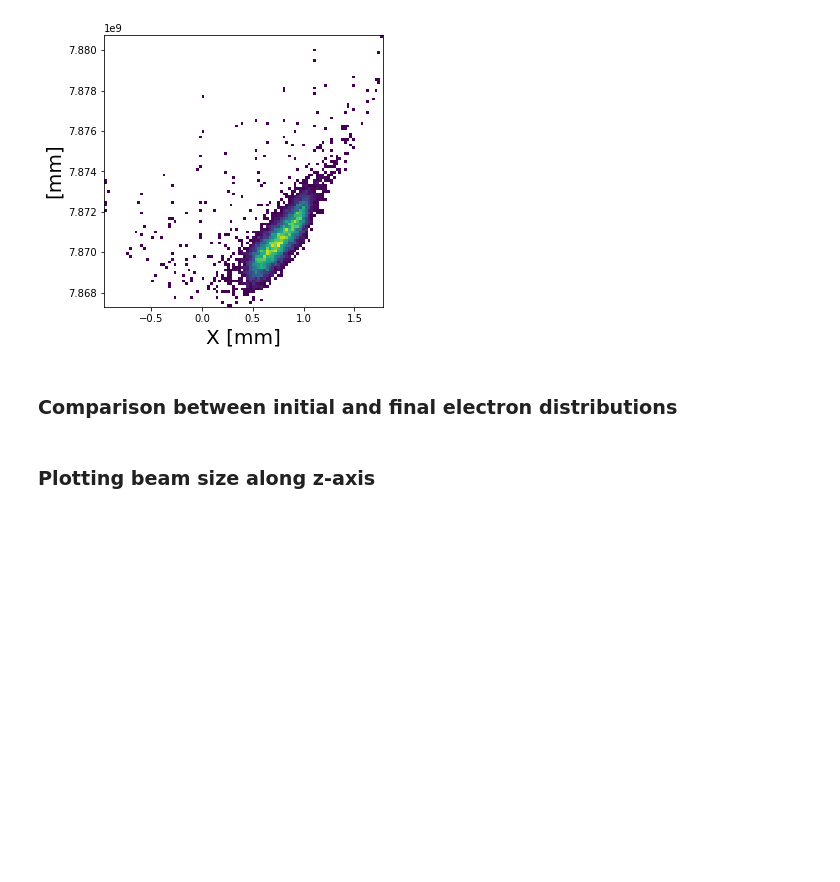
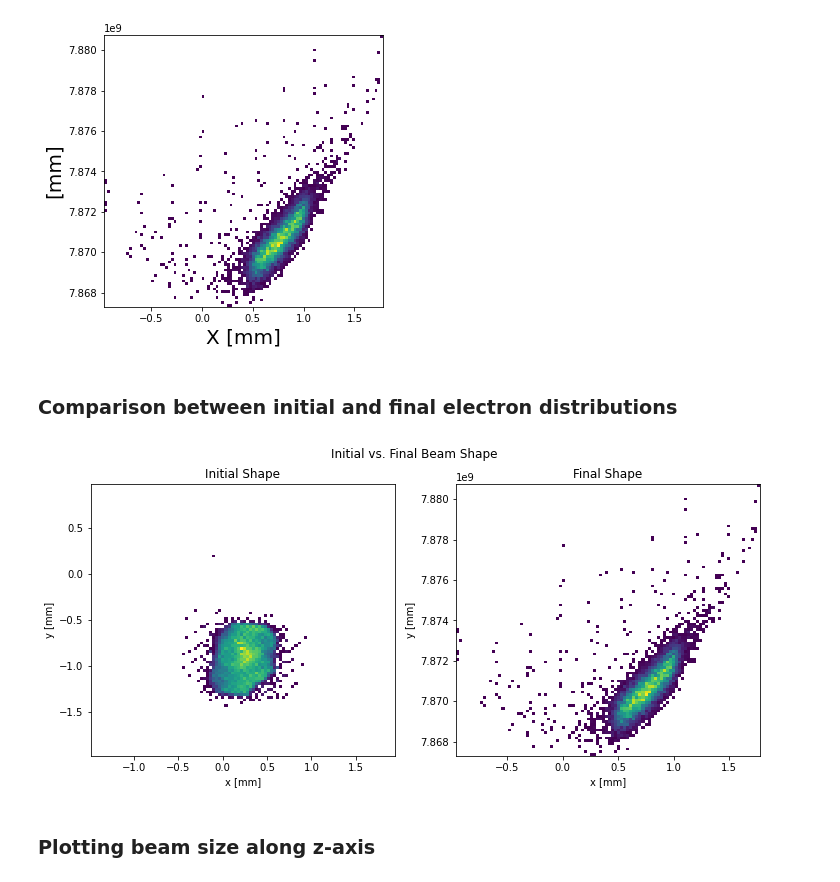
Before and after one commit to slaclab/xta, a Jupyter notebook: astra/vcc_laser.ipynb, the cells around one changed output. Saved outputs shown, nothing was run; the diff lists cells and outputs as text; code cells hidden in the pictures; blank space fills up the shorter version.

Commit message:
Fixed directories, added comparison plots, switched to .jpg

```diff
--- a/astra/vcc_laser.ipynb
+++ b/astra/vcc_laser.ipynb
@@ -243,3 +241,26 @@ plt.savefig(f'plots/final_electron_dist/{tumor_name}.png', dpi=300, bbox_inches=
+# %%
+#Super plot
+fig, plots = plt.subplots(1, 2, figsize=(12, 5))
+
+#Initial Plot
+initialxy = plt.subplot(1,2,1)
+plt.hist2d(astradist['x']*10**3, astradist['y']*10**3, num_bins, facecolor='blue', cmin=2)
+plots[0].set(title='Initial Shape', xlabel='x [mm]', ylabel='y [mm]')
+
+#Final plot
+finalxy = plt.subplot(1,2,2)
+xtapart = xta.particles[-1]
+num_bins = 100
+plt.hist2d(xtapart.x*10**3, xtapart.pz*10**3, num_bins, facecolor='blue', cmin=1)
+plots[1].set(title='Final Shape', xlabel='x [mm]', ylabel='y [mm]')
+
+
+plt.suptitle("Initial vs. Final Beam Shape")
+plt.tight_layout
+
+plt.savefig(f'plots/compare_dist/{tumor_name}.jpg', dpi=300, bbox_inches='tight')
+# %% [output]
+[figure, added]
 # %%
 #len(xta.particles)
 # %% [markdown]
```
Also changed, not shown: parts of 6 cells of this notebook.
